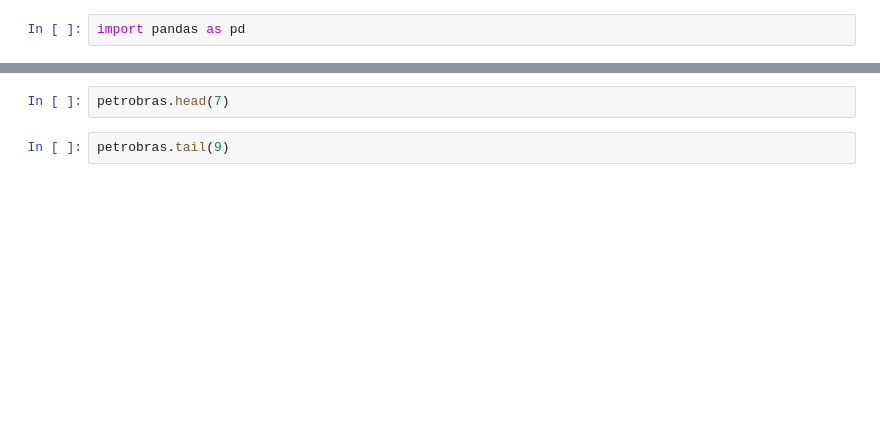
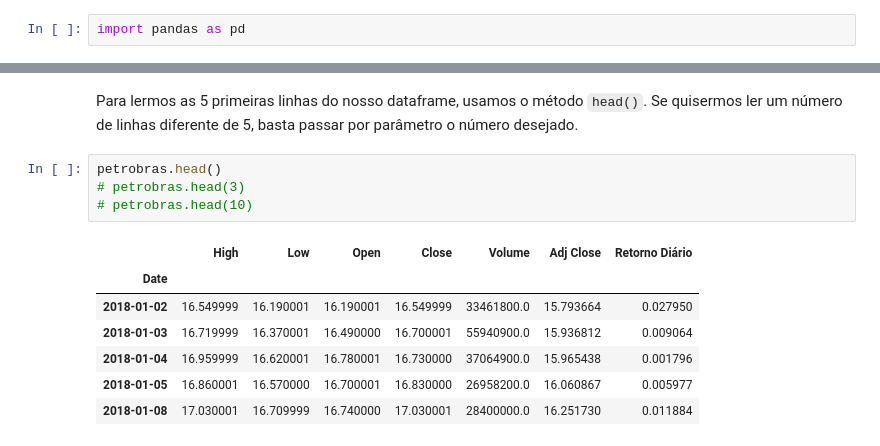
Before and after one commit to albertoivo/nossasrotas-finance, a Jupyter notebook: python-basics/Pandas.ipynb, the cells around one changed output, grey strips where cells are left out. Cells and saved outputs as stored; diff of their text form; blank space fills up the shorter version.

```diff
--- a/python-basics/Pandas.ipynb
+++ b/python-basics/Pandas.ipynb
@@ -9,4 +31,14 @@ type(petrobras)
-# %%
-petrobras.head(7)
-# %%
-petrobras.tail(9)
+# %% [markdown]
+Para lermos as 5 primeiras linhas do nosso dataframe, usamos o método `head()`. Se quisermos ler um número de linhas diferente de 5, basta passar por parâmetro o número desejado.
+# %%
+petrobras.head()
+# petrobras.head(3)
+# petrobras.head(10)
+# %% [output]
+|  | High | Low | Open | Close | Volume | Adj Close | Retorno Diário |
+| Date |  |  |  |  |  |  |  |
+| 2018-01-02 | 16.549999 | 16.190001 | 16.190001 | 16.549999 | 33461800.0 | 15.793664 | 0.027950 |
+| 2018-01-03 | 16.719999 | 16.370001 | 16.490000 | 16.700001 | 55940900.0 | 15.936812 | 0.009064 |
+| 2018-01-04 | 16.959999 | 16.620001 | 16.780001 | 16.730000 | 37064900.0 | 15.965438 | 0.001796 |
+| 2018-01-05 | 16.860001 | 16.570000 | 16.700001 | 16.830000 | 26958200.0 | 16.060867 | 0.005977 |
+| 2018-01-08 | 17.030001 | 16.709999 | 16.740000 | 17.030001 | 28400000.0 | 16.251730 | 0.011884 |
```
Also changed, not shown: parts of 39 cells of this notebook.
